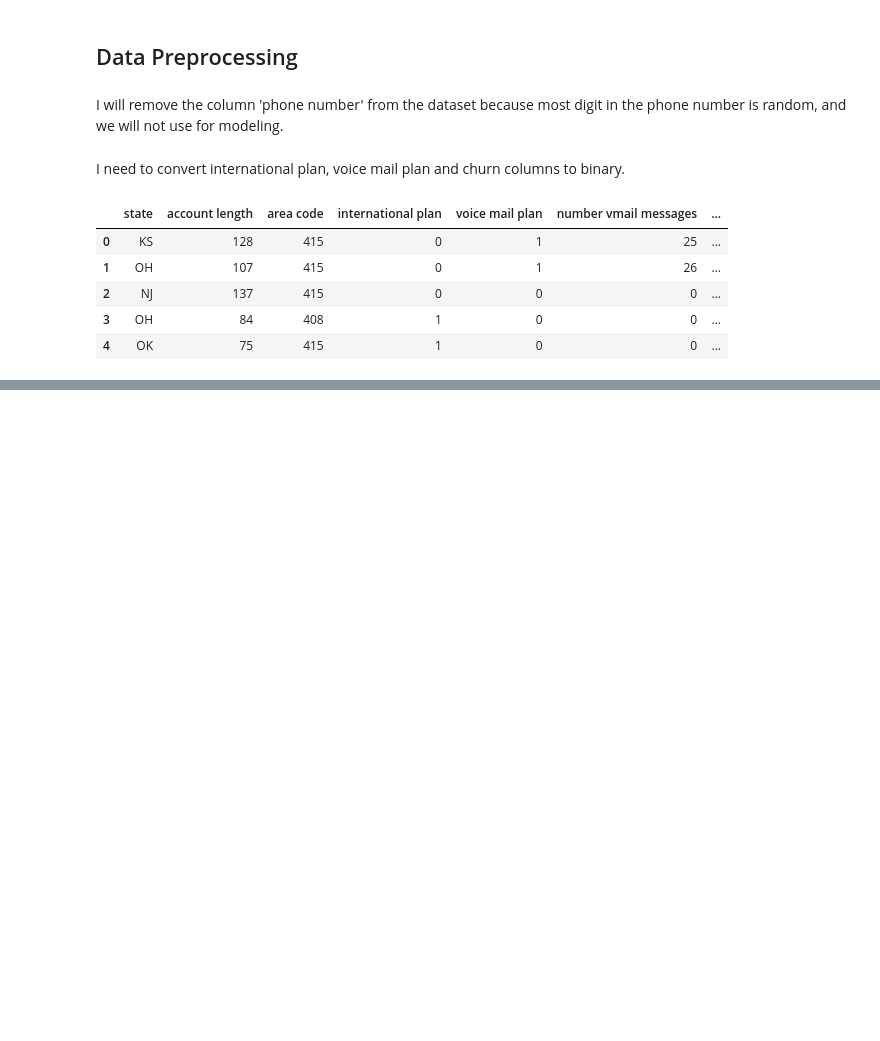
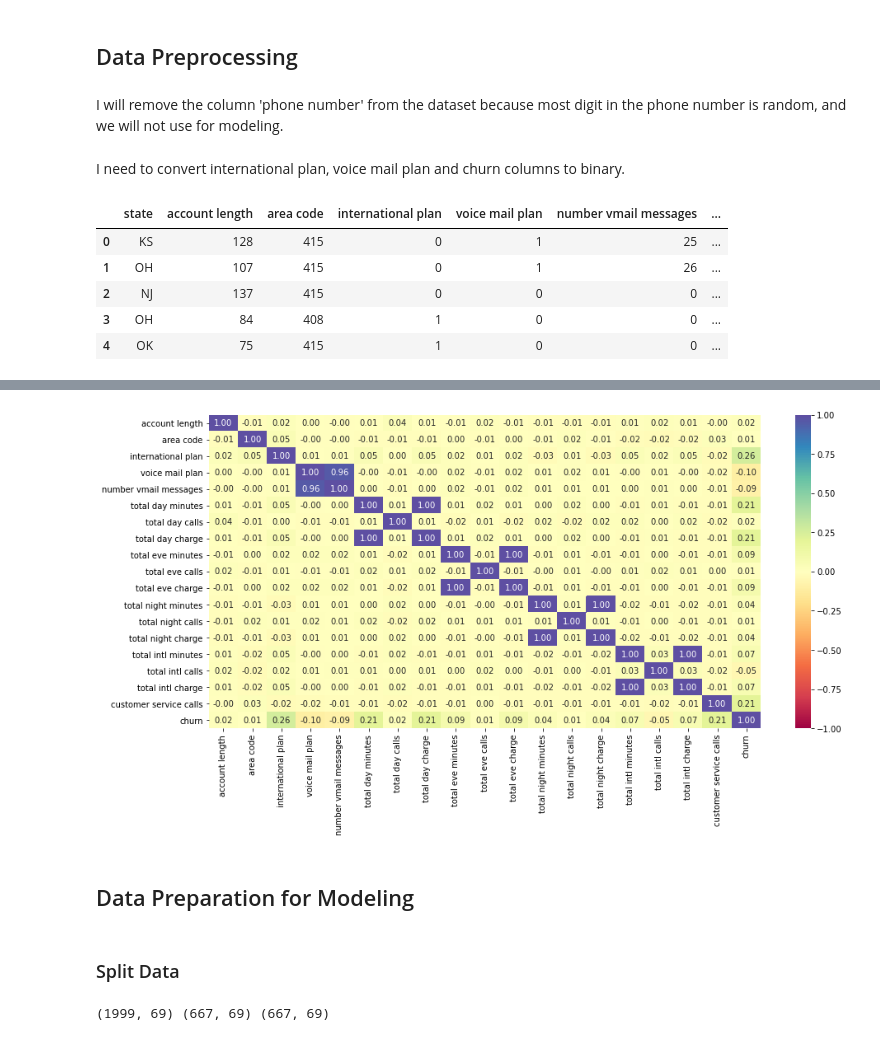
Before and after one commit to gt1719/syriatel_costumer_churn_analysis, a Jupyter notebook: syriatel_costumer_churn_analysis.ipynb, the cells around one changed output, grey strips where cells are left out. Saved outputs shown, nothing was run; the diff lists cells and outputs as text; code cells hidden in the pictures; blank space fills up the shorter version.

```diff
--- a/syriatel_costumer_churn_analysis.ipynb
+++ b/syriatel_costumer_churn_analysis.ipynb
@@ -221,0 +242,10 @@ data.head()
+# %%
+plt.figure(figsize=(15, 7))
+sns.heatmap(data.corr(), annot=True, vmin=-1, vmax=1, fmt=".2f", cmap="Spectral")
+plt.show()
+# %% [output]
+[figure, added]
+# %% [markdown]
+## Data Preparation for  Modeling
+# %% [markdown]
+### Split Data
@@ -221,0 +260,13 @@ data.head()
+# %%
+# Splitting data into training, validation and test sets:
+# First I split data into 2 parts, say temporary and test
+
+X_temp, X_test, y_temp, y_test = train_test_split(X, y, test_size=0.2, random_state=1, stratify=y)
+
+# then we spit the temporary set into train and validation
+
+X_train, X_val, y_train, y_val = train_test_split(X_temp, y_temp, test_size=0.25, random_state=1, stratify=y_temp)
+
+print(X_train.shape, X_val.shape, X_test.shape)
+# %% [output]
+(1999, 69) (667, 69) (667, 69)
```
Also changed, not shown: parts of 36 cells of this notebook.
